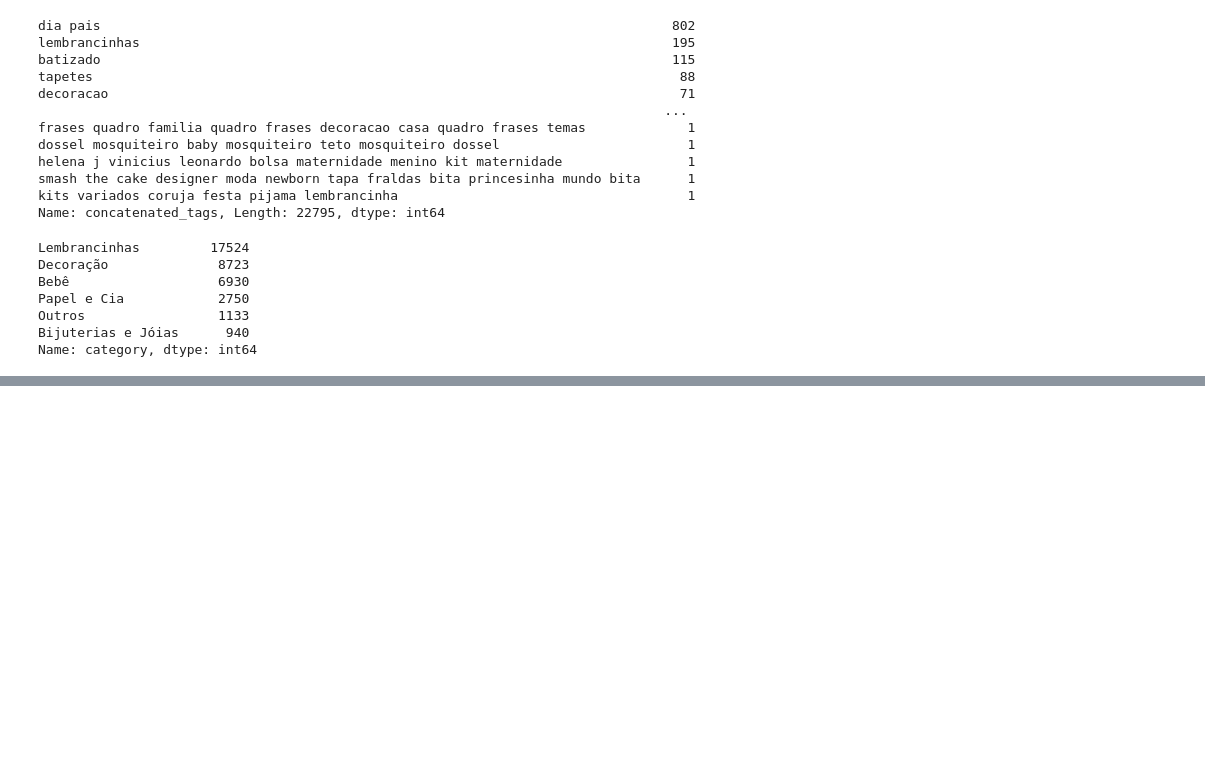
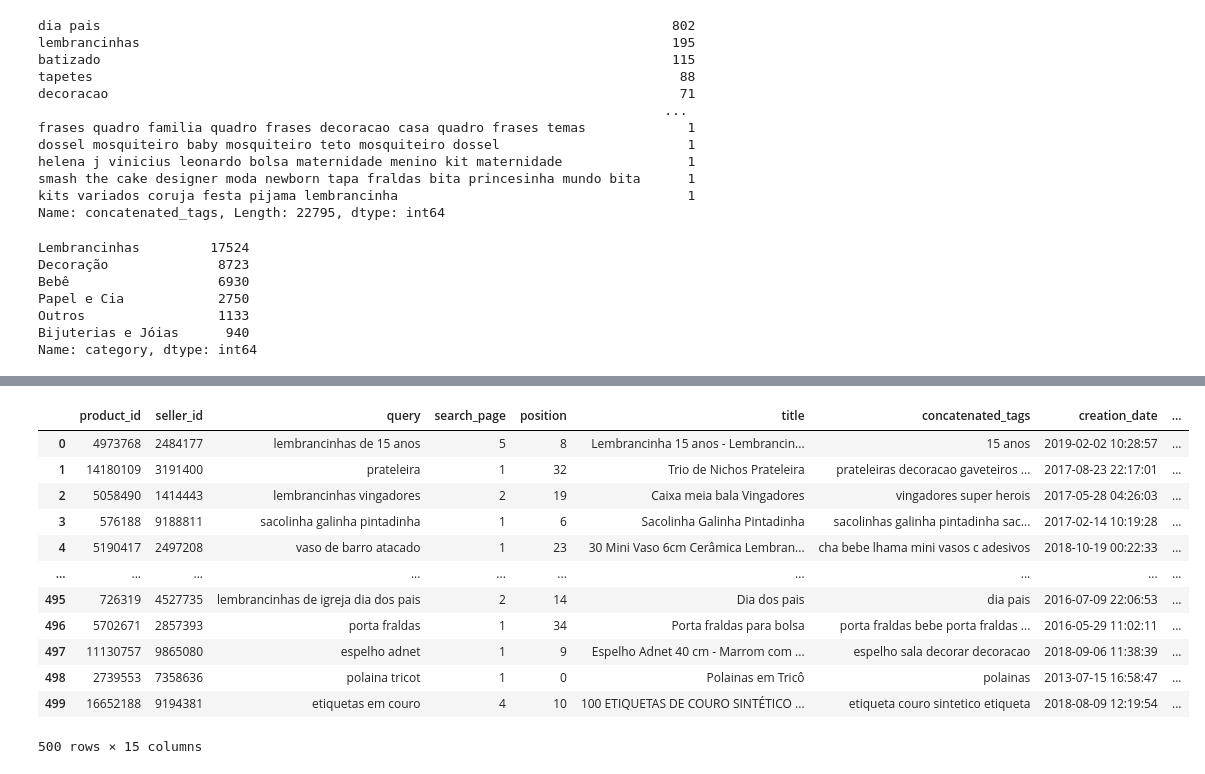
Before and after one commit to Chikuji/intelligent-systems-project, a Jupyter notebook: training/experiment.ipynb, the cells around one changed output, grey strips where cells are left out. Drawn from its saved outputs; the diff is of its cells as text; code cells hidden in the pictures; blank space fills up the shorter version.

```diff
--- a/training/experiment.ipynb
+++ b/training/experiment.ipynb
@@ -220,0 +274,16 @@ Name: category, dtype: int64
+# %%
+df_test
+# %% [output]
+|  | product_id | seller_id | query | search_page | position | title | concatenated_tags | creation_date | ... |
+| 0 | 4973768 | 2484177 | lembrancinhas de 15 anos | 5 | 8 | Lembrancinha 15 anos - Lembrancin... | 15 anos | 2019-02-02 10:28:57 | ... |
+| 1 | 14180109 | 3191400 | prateleira | 1 | 32 | Trio de Nichos Prateleira | prateleiras decoracao gaveteiros ... | 2017-08-23 22:17:01 | ... |
+| 2 | 5058490 | 1414443 | lembrancinhas vingadores | 2 | 19 | Caixa meia bala Vingadores | vingadores super herois | 2017-05-28 04:26:03 | ... |
+| 3 | 576188 | 9188811 | sacolinha galinha pintadinha | 1 | 6 | Sacolinha Galinha Pintadinha | sacolinhas galinha pintadinha sac... | 2017-02-14 10:19:28 | ... |
+| 4 | 5190417 | 2497208 | vaso de barro atacado | 1 | 23 | 30 Mini Vaso 6cm Cerâmica Lembran... | cha bebe lhama mini vasos c adesivos | 2018-10-19 00:22:33 | ... |
+| ... | ... | ... | ... | ... | ... | ... | ... | ... | ... |
+| 495 | 726319 | 4527735 | lembrancinhas de igreja dia dos pais | 2 | 14 | Dia dos pais | dia pais | 2016-07-09 22:06:53 | ... |
+| 496 | 5702671 | 2857393 | porta fraldas | 1 | 34 | Porta fraldas para bolsa | porta fraldas bebe porta fraldas ... | 2016-05-29 11:02:11 | ... |
+| 497 | 11130757 | 9865080 | espelho adnet | 1 | 9 | Espelho Adnet 40 cm - Marrom com ... | espelho sala decorar decoracao | 2018-09-06 11:38:39 | ... |
+| 498 | 2739553 | 7358636 | polaina tricot | 1 | 0 | Polainas em Tricô | polainas | 2013-07-15 16:58:47 | ... |
+| 499 | 16652188 | 9194381 | etiquetas em couro | 4 | 10 | 100 ETIQUETAS DE COURO SINTÉTICO ... | etiqueta couro sintetico etiqueta | 2018-08-09 12:19:54 | ... |
+500 rows × 15 columns
```
Also changed, not shown: parts of 21 cells of this notebook.
